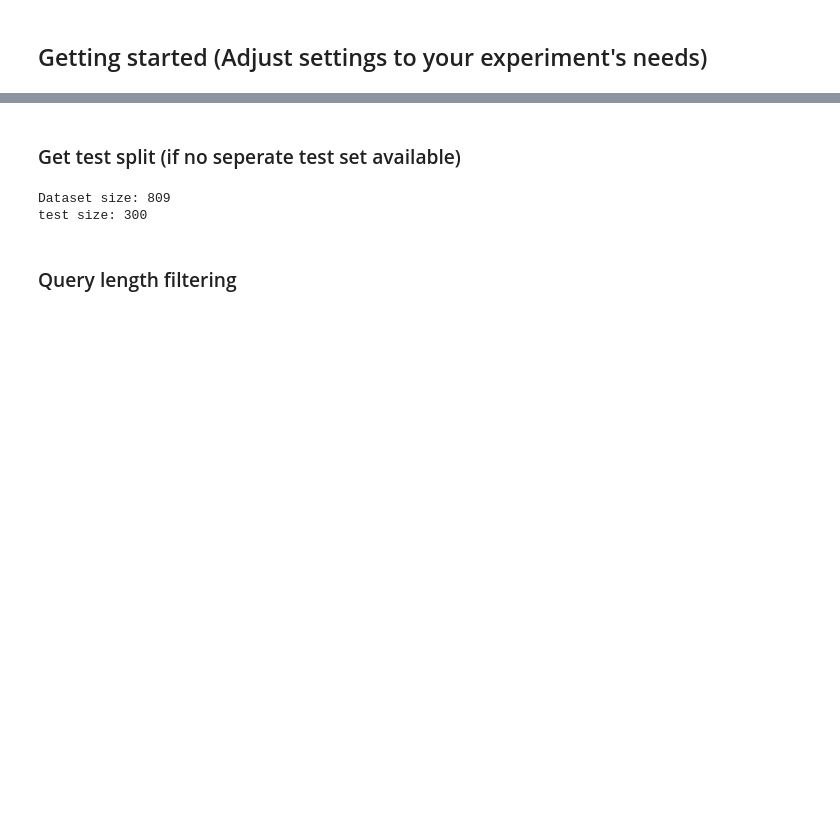
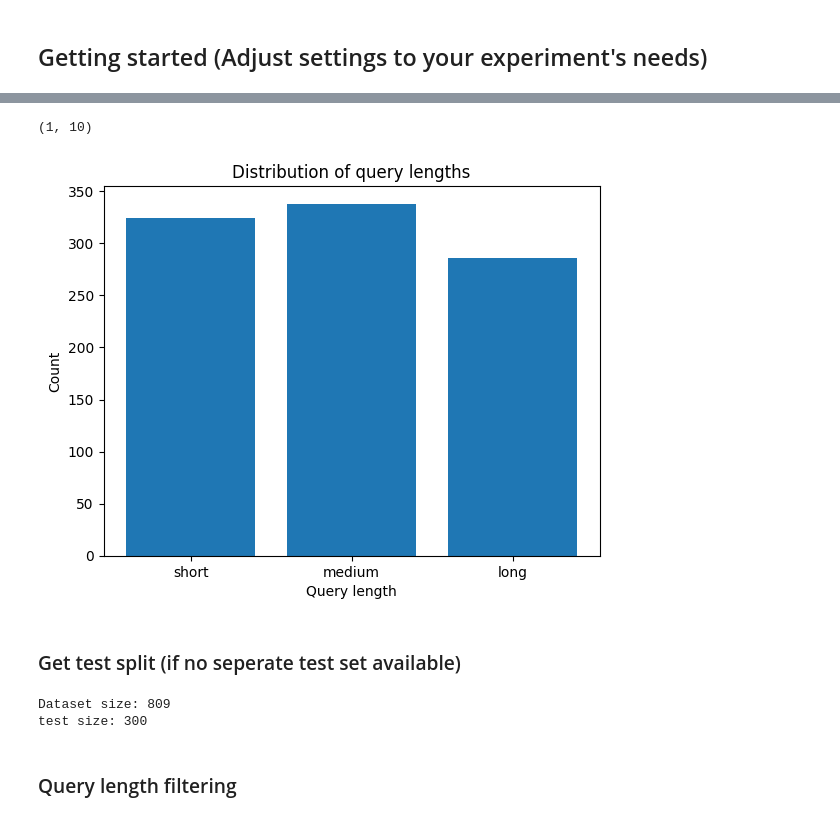
Before and after one commit to yulinchen03/IR-rankingmodels, a Jupyter notebook: IR-experiment.ipynb, the cells around one changed output, grey strips where cells are left out. Saved outputs shown, nothing was run; the diff lists cells and outputs as text; code cells hidden in the pictures; blank space fills up the shorter version.

```diff
--- a/IR-experiment.ipynb
+++ b/IR-experiment.ipynb
@@ -20,8 +20,8 @@ dataset_name = "scifact"  # SELECT YOUR EXPERIMENT DATASET HERE
 model_name = "distilbert-base-uncased"  # SELECT YOUR MODEL HERE
 
 # Create dataset for a specific query length range (e.g., short queries)
-length_setting = 'medium'
-ranges = {'short': (1, 6), 'medium': (7, 10), 'long': (11, sys.maxsize) }
+length_setting = 'short'
+ranges = {'short': (1, 10), 'medium': (10, 14), 'long': (14, sys.maxsize) }
 
 metrics = [nDCG@10, nDCG@100, AP@10, AP@100, P@10, R@10, P@100, R@100, RR]
 
@@ -64,3 +89,24 @@ tokenizer = AutoTokenizer.from_pretrained(model_name)
+# %%
+short = {qid: q for qid, q in queries.items() if ranges['short'][0] <= len(q.split()) <= ranges['short'][1]}
+medium = {qid: q for qid, q in queries.items() if ranges['medium'][0] <= len(q.split()) <= ranges['medium'][1]}
+long = {qid: q for qid, q in queries.items() if ranges['long'][0] <= len(q.split())}
+
+counts = [len(short), len(medium), len(long)]
+
+print(ranges['short'])
+# Create bar chart
+plt.bar(ranges.keys(), counts)
+
+# Add labels
+plt.xlabel("Query length")
+plt.ylabel("Count")
+plt.title("Distribution of query lengths")
+
+# Display plot
+plt.show()
+# %% [output]
+(1, 10)
+[figure, added]
 # %% [markdown]
 ### Get test split (if no seperate test set available)
 # %%
```
Also changed, not shown: parts of 5 cells of this notebook, 2 other files.
